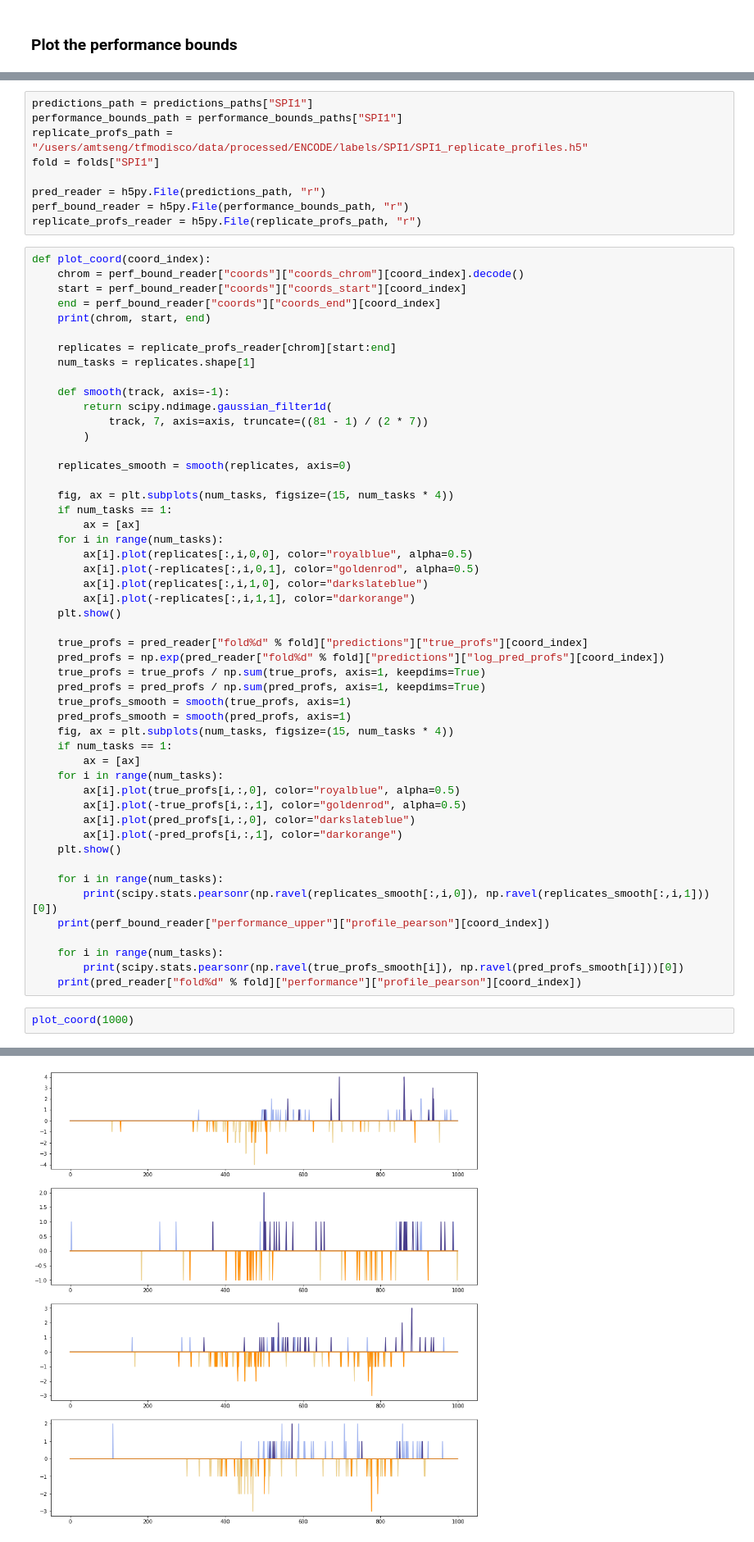
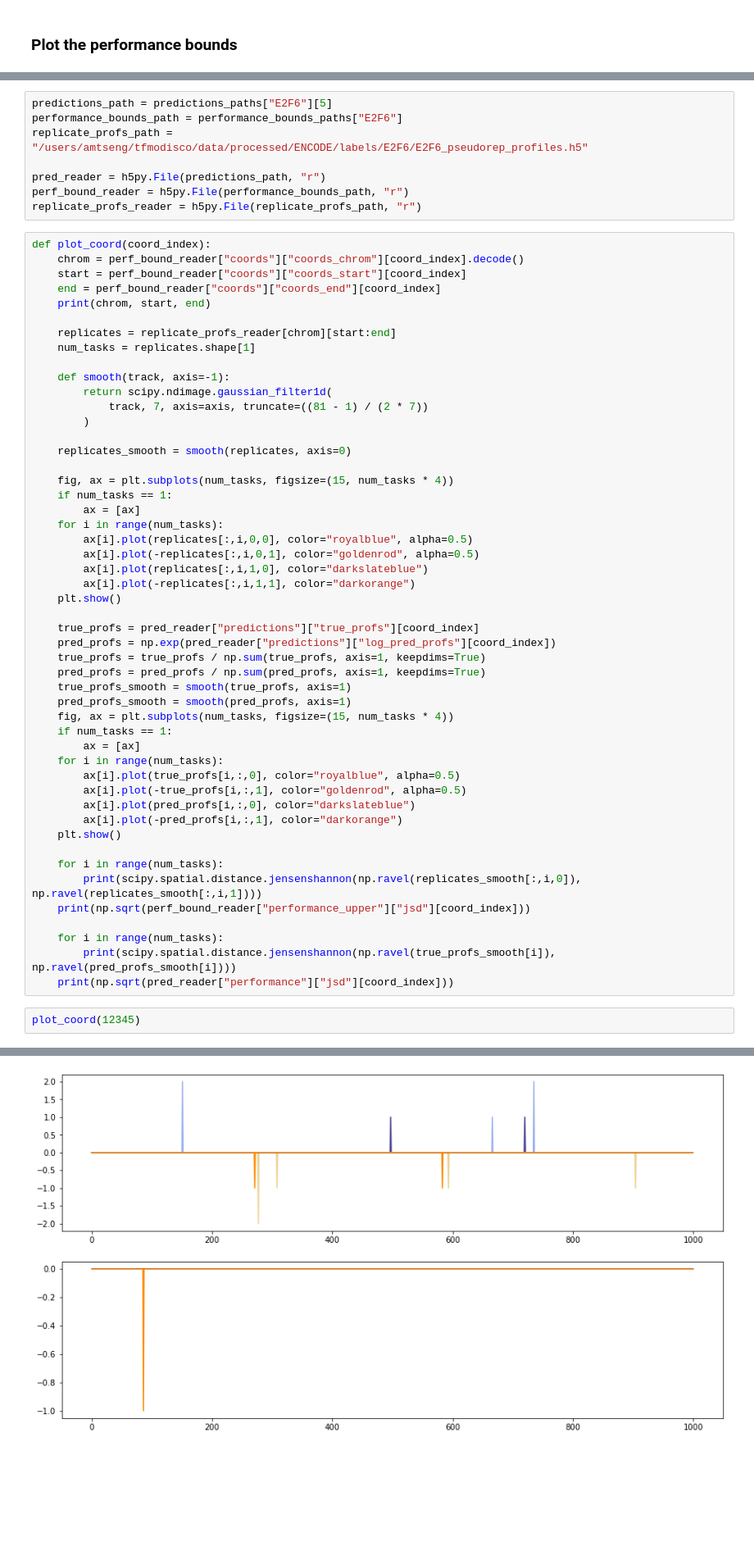
Before and after one commit to kundajelab/neural_motif_discovery, a Jupyter notebook: notebooks/performance_bounds.ipynb, the cells around one changed output, grey strips where cells are left out. Shown at 82% size. Drawn from its saved outputs; the diff is of its cells as text; blank space fills up the shorter version.

```diff
--- a/notebooks/performance_bounds.ipynb
+++ b/notebooks/performance_bounds.ipynb
@@ -174,8 +236,7 @@ plot_bounds("count_mse", "total count MSE")
 # %%
-predictions_path = predictions_paths["SPI1"]
-performance_bounds_path = performance_bounds_paths["SPI1"]
-replicate_profs_path = "/users/amtseng/tfmodisco/data/processed/ENCODE/labels/SPI1/SPI1_replicate_profiles.h5"
-fold = folds["SPI1"]
+predictions_path = predictions_paths["E2F6"][5]
+performance_bounds_path = performance_bounds_paths["E2F6"]
+replicate_profs_path = "/users/amtseng/tfmodisco/data/processed/ENCODE/labels/E2F6/E2F6_pseudorep_profiles.h5"
 
 pred_reader = h5py.File(predictions_path, "r")
 perf_bound_reader = h5py.File(performance_bounds_path, "r")
@@ -207,8 +268,8 @@ def plot_coord(coord_index):
         ax[i].plot(-replicates[:,i,1,1], color="darkorange")
     plt.show()
 
-    true_profs = pred_reader["fold%d" % fold]["predictions"]["true_profs"][coord_index]
-    pred_profs = np.exp(pred_reader["fold%d" % fold]["predictions"]["log_pred_profs"][coord_index])
+    true_profs = pred_reader["predictions"]["true_profs"][coord_index]
+    pred_profs = np.exp(pred_reader["predictions"]["log_pred_profs"][coord_index])
     true_profs = true_profs / np.sum(true_profs, axis=1, keepdims=True)
     pred_profs = pred_profs / np.sum(pred_profs, axis=1, keepdims=True)
     true_profs_smooth = smooth(true_profs, axis=1)
@@ -224,12 +285,12 @@ def plot_coord(coord_index):
     plt.show()
 
     for i in range(num_tasks):
-        print(scipy.stats.pearsonr(np.ravel(replicates_smooth[:,i,0]), np.ravel(replicates_smooth[:,i,1]))[0])
-    print(perf_bound_reader["performance_upper"]["profile_pearson"][coord_index])
+        print(scipy.spatial.distance.jensenshannon(np.ravel(replicates_smooth[:,i,0]), np.ravel(replicates_smooth[:,i,1])))
+    print(np.sqrt(perf_bound_reader["performance_upper"]["jsd"][coord_index]))
 
     for i in range(num_tasks):
-        print(scipy.stats.pearsonr(np.ravel(true_profs_smooth[i]), np.ravel(pred_profs_smooth[i]))[0])
-    print(pred_reader["fold%d" % fold]["performance"]["profile_pearson"][coord_index])
+        print(scipy.spatial.distance.jensenshannon(np.ravel(true_profs_smooth[i]), np.ravel(pred_profs_smooth[i])))
+    print(np.sqrt(pred_reader["performance"]["jsd"][coord_index]))
 # %%
-plot_coord(1000)
+plot_coord(12345)
 # %% [output]
@@ -237 +298 @@ chr14 80941021 80942021
-[figure, old version]
+[figure, new version]
```
Also changed, not shown: parts of 21 cells of this notebook, 1 other file.
